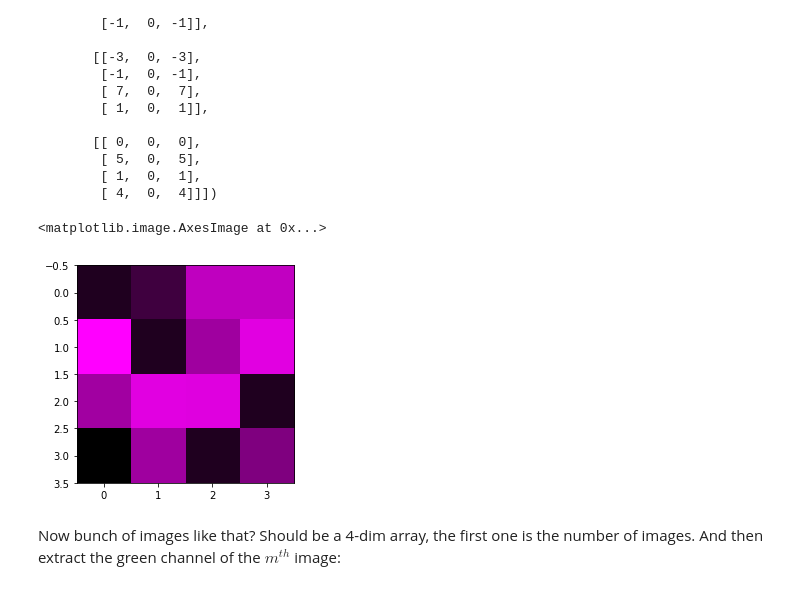
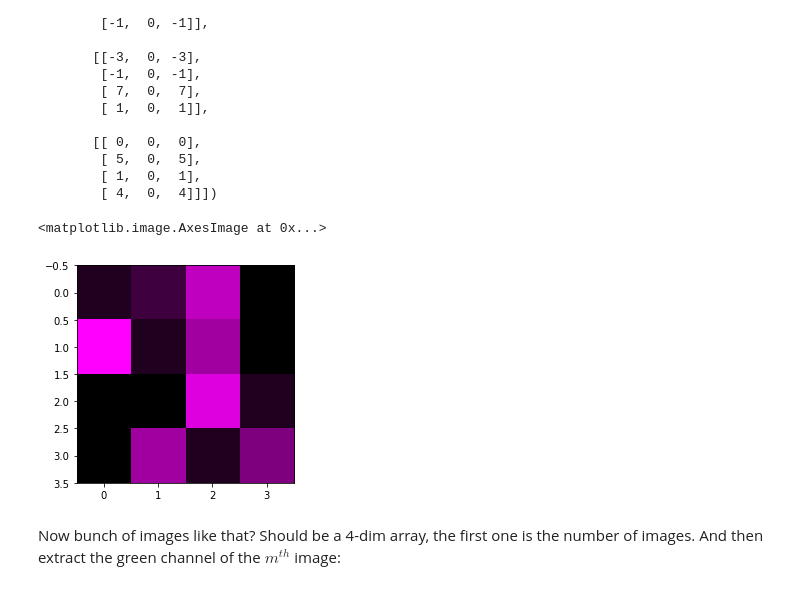
Before and after one commit to lpdon/PraktikumNeuronaleNetze, a Jupyter notebook: Week1_NumpyTutorial/PNN_Numpy_Tutorial.ipynb, the cells around one changed output. Cells and saved outputs as stored; diff of their text form; code cells hidden in the pictures.

```diff
--- a/Week1_NumpyTutorial/PNN_Numpy_Tutorial.ipynb
+++ b/Week1_NumpyTutorial/PNN_Numpy_Tutorial.ipynb
@@ -188,10 +188,10 @@ array([[[ 1,  0,  1],
         [ 1,  0,  1],
         [ 4,  0,  4]]])
 # %%
-plt.imshow(a/np.max(a)) # red + blue = pink
+plt.imshow(np.maximum(a/np.max(a),0)) # red + blue = pink
 # %% [output]
 <matplotlib.image.AxesImage at 0x...>
-[figure, old version]
+[figure, new version]
 # %% [markdown]
 Now bunch of images like that? Should be a 4-dim array, the first one is the number of images. And then extract the green channel of the $m^{th}$ image:
 # %%
```
Also changed, not shown: parts of 11 cells of this notebook, 4 other files.
